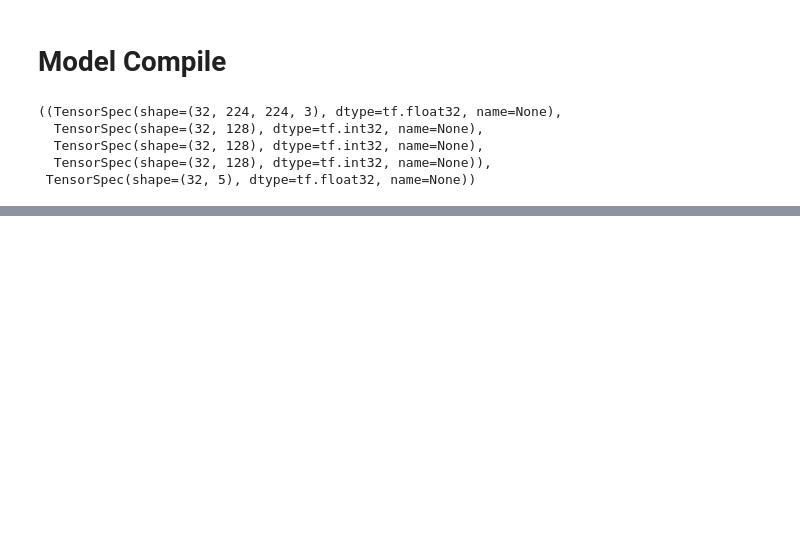
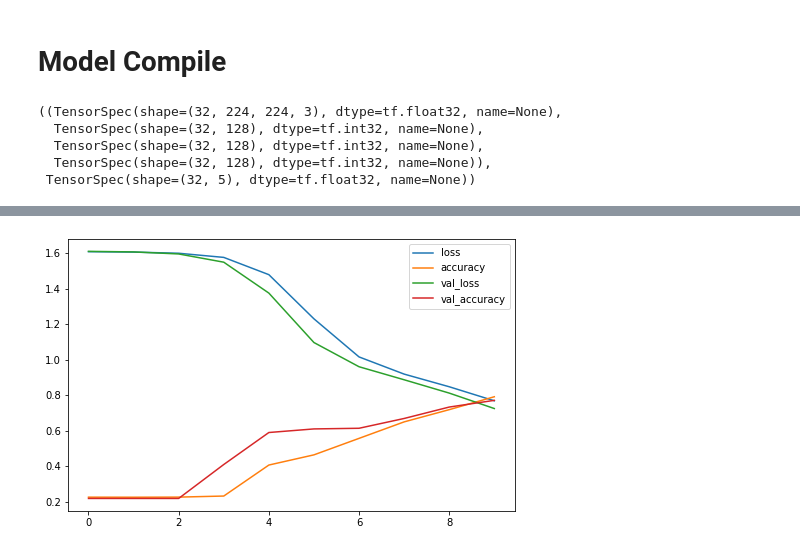
Before and after one commit to Stephanie9606/MultimodalDeepLearning_OnlineMemeClassification, a Jupyter notebook: multiclass_mulitimodal_late_fusion_memes.ipynb, the cells around one changed output, grey strips where cells are left out. Drawn from its saved outputs; the diff is of its cells as text; code cells hidden in the pictures; blank space fills up the shorter version.

```diff
--- a/multiclass_mulitimodal_late_fusion_memes.ipynb
+++ b/multiclass_mulitimodal_late_fusion_memes.ipynb
@@ -600,7 +603,7 @@ train_data.element_spec
 #step_size_valid=valid_generator.n//valid_generator.batch_size
 # %%
 # Train the model
-merge_model.fit(train_data,
+latefs_history = merge_model.fit(train_data,
                 #steps_per_epoch=step_size_train, #tf.dataset is none
                 validation_data=val_data,
                 #validation_steps=step_size_valid,
@@ -644,4 +646,9 @@ loss: 0.6683763265609741. accuracy: 0.936141312122345
 #missing data?
 #batch_size modification
 #image has to be match with text
+# %%
+pd.DataFrame(latefs_history.history).plot(figsize=(8,5))
+plt.show()
+# %% [output]
+[figure, added]
 # %%
```
Also changed, not shown: parts of 12 cells of this notebook.
